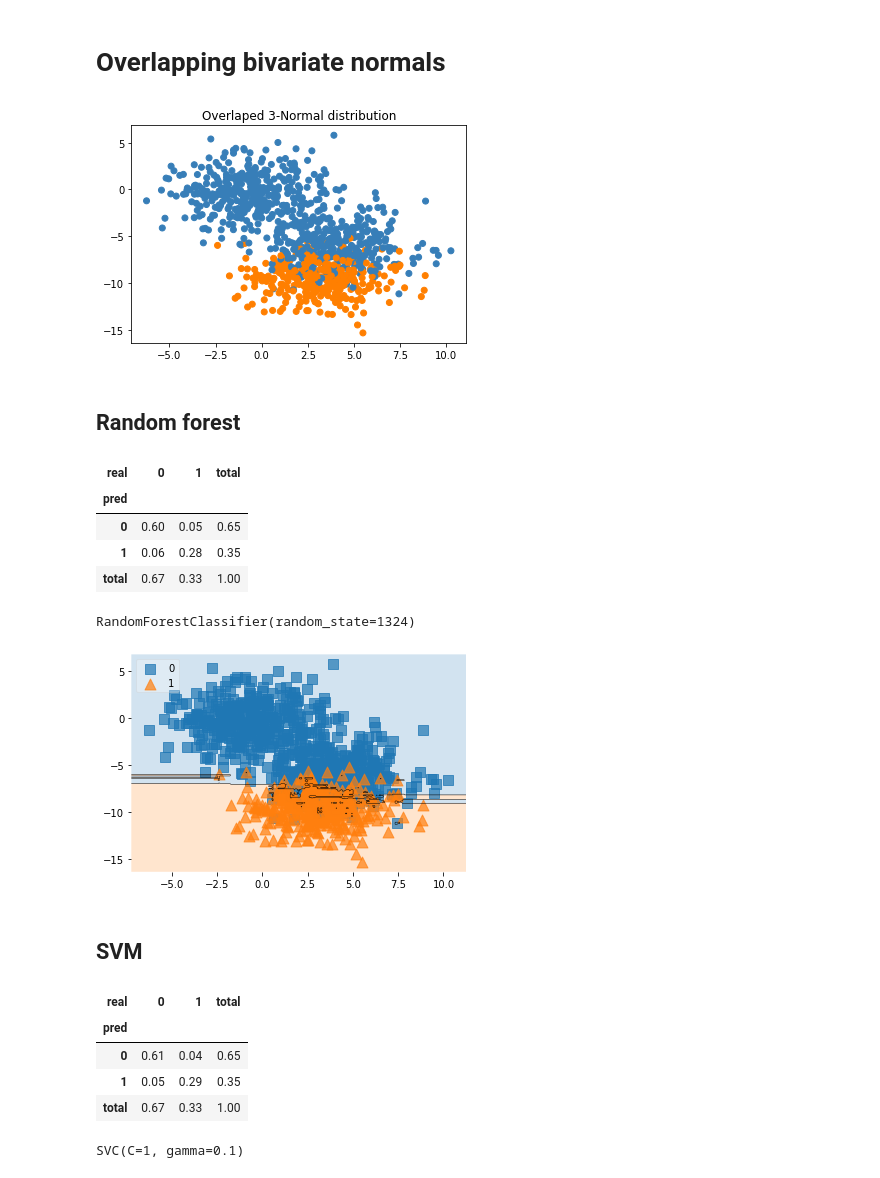
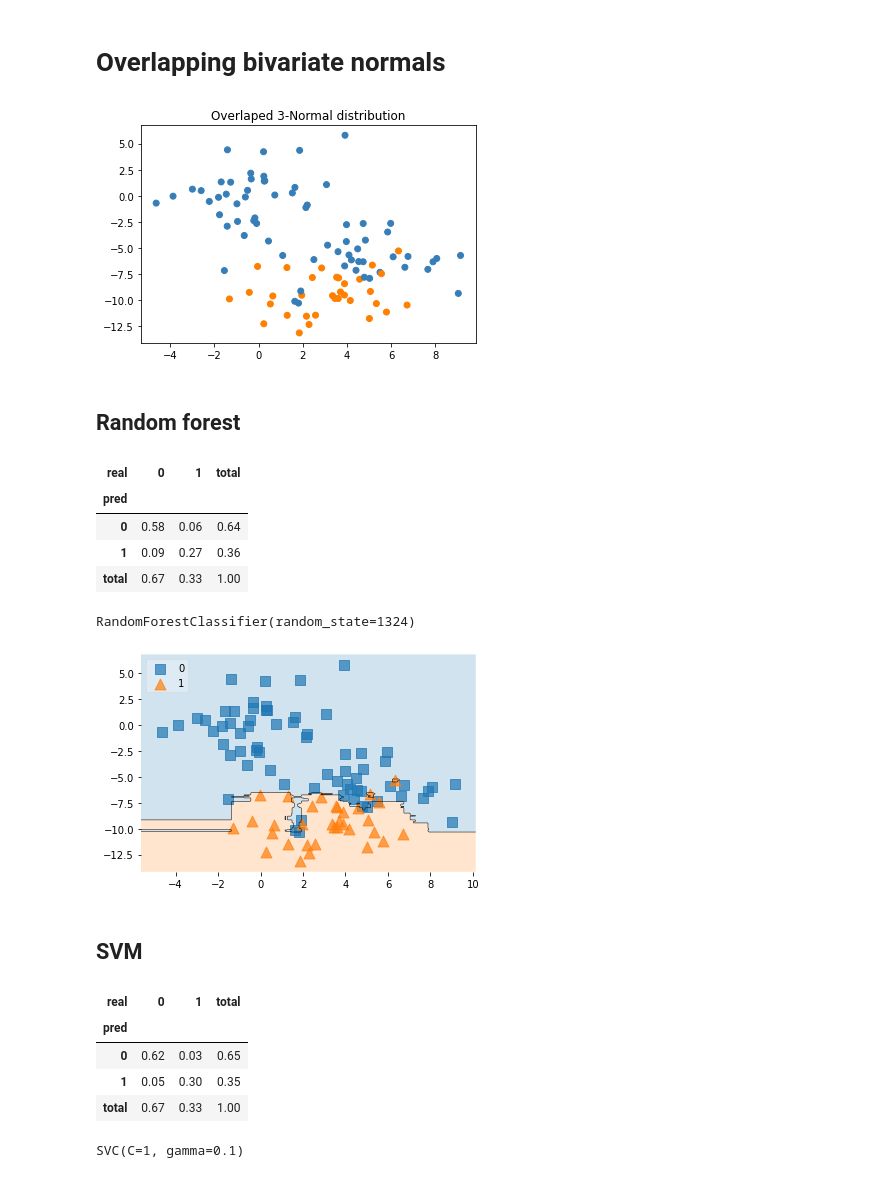
Before and after one commit to Vacek-Ace/support_subset_ensemble, a Jupyter notebook: notebooks/overlapping_bivariate_normals_example.ipynb, the cells around one changed output. Cells and saved outputs as stored; diff of their text form; code cells hidden in the pictures.

```diff
--- a/notebooks/overlapping_bivariate_normals_example.ipynb
+++ b/notebooks/overlapping_bivariate_normals_example.ipynb
@@ -16,10 +13,10 @@ from src.utils import *
 # %% [markdown]
 # Overlapping bivariate normals
 # %%
-X, y = normal(n=1000, prop_test=0.1, noise=2, centers=3, seed=156899)
+X, y = normal(n=100, prop_test=0.1, noise=2, centers=3, seed=156899)
 plot_toy_set(X, y, 'Overlaped 3-Normal distribution')
 # %% [output]
-[figure, old version]
+[figure, new version]
 # %% [markdown]
 ## Random forest
 # %%
@@ -30,8 +27,8 @@ confusion_matrix(preds, y)
 # %% [output]
 | real | 0 | 1 | total |
 | pred |  |  |  |
-| 0 | 0.60 | 0.05 | 0.65 |
-| 1 | 0.06 | 0.28 | 0.35 |
+| 0 | 0.58 | 0.06 | 0.64 |
+| 1 | 0.09 | 0.27 | 0.36 |
 | total | 0.67 | 0.33 | 1.00 |
 # %%
 rf.fit(X, y)
@@ -41,7 +38,7 @@ RandomForestClassifier(random_state=1324)
 fig1 = plt.gcf()
 custom_decision_region_plot(X, y, rf, title='')
 # %% [output]
-[figure, old version]
+[figure, new version]
 # %% [markdown]
 ## SVM
 # %%
@@ -52,8 +49,8 @@ confusion_matrix(svm.predict(X), y)
 # %% [output]
 | real | 0 | 1 | total |
 | pred |  |  |  |
-| 0 | 0.61 | 0.04 | 0.65 |
-| 1 | 0.05 | 0.29 | 0.35 |
+| 0 | 0.62 | 0.03 | 0.65 |
+| 1 | 0.05 | 0.30 | 0.35 |
 | total | 0.67 | 0.33 | 1.00 |
 # %%
 svm.fit(X, y)
```
Also changed, not shown: parts of 14 cells of this notebook.
